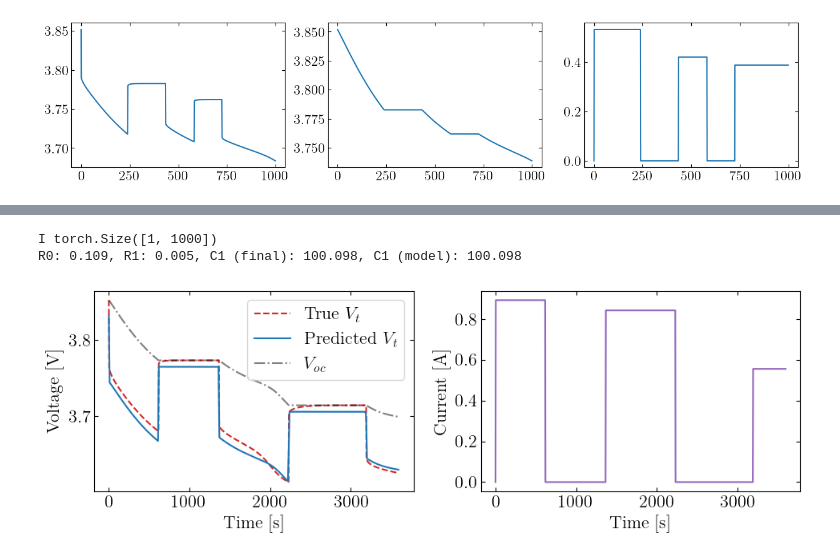
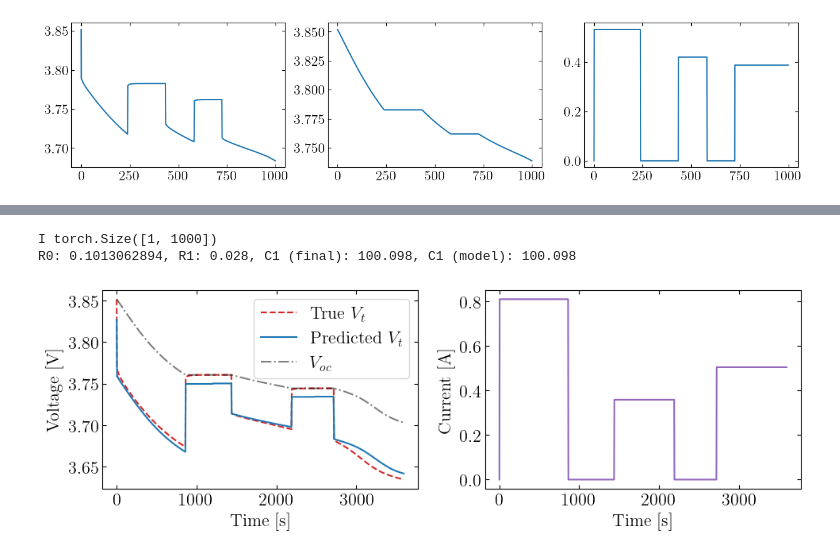
Before and after one commit to j-haralds/MSc_thesis, a Jupyter notebook: program/3_PHNN_ECM/5_JN_PHNN.ipynb, the cells around one changed output, grey strips where cells are left out. Saved outputs shown, nothing was run; the diff lists cells and outputs as text; code cells hidden in the pictures.

```diff
--- a/program/3_PHNN_ECM/5_JN_PHNN.ipynb
+++ b/program/3_PHNN_ECM/5_JN_PHNN.ipynb
@@ -239,19 +239,22 @@ class BatteryPHNN(nn.Module):
             nn.Tanh(),
             nn.Linear(hidden, 1)
         )
-    #     self.r0_raw = nn.Parameter(torch.tensor(0.1))
+    #     self.r0_raw = nn.Parameter(torch.tensor(0.02))
     #     self.r1_raw = nn.Parameter(torch.tensor(0.1))
     #     self.c1_raw = nn.Parameter(torch.tensor(100.0))
 
     # @property
-    # def R0(self): return nn.functional.softplus(self.r0_raw)
+    # def R0(self): return nn.functional.relu(self.r0_raw)
     # @property
-    # def R1(self): return nn.functional.softplus(self.r1_raw)
+    # def R1(self): return nn.functional.relu(self.r1_raw)
     # @property
-    # def C1(self): return nn.functional.softplus(self.c1_raw)
+    # def C1(self): return nn.functional.relu(self.c1_raw)
+        self.R0 = nn.Parameter(torch.tensor(0.1))
         self.R1 = nn.Parameter(torch.tensor(0.1))
-        self.R0 = nn.Parameter(torch.tensor(0.01))
         self.C1 = nn.Parameter(torch.tensor(100.0))
+
+        self.R2 = nn.Parameter(torch.tensor(0.1))
+        self.C2 = nn.Parameter(torch.tensor(10.))
 
     def forward(self, x):
         return nn.functional.softplus(self.net(x))   # (B, 1)
@@ -411,28 +437,28 @@ def eval_rollout_phnn(idx=0, dt=DT):
 
     return V_pred, V_true, I_phys, t, t_true, valid, C1
 # %%
-idx = 1
-dt = 10
+idx = 10
+dt = 4
 V_pred, V_true, I_phys, t_eval, t_true, valid, C1 = eval_rollout_phnn(idx, dt)
 
 fig, axes = plt.subplots(1, 2, figsize=(10, 3.5))
 
 axes[0].plot(t_true[valid], V_true[valid], '--', color='tab:red', label=r'True $V_t$')
 axes[0].plot(t_eval, V_pred, color='tab:blue',  label=r'Predicted $V_t$')            # TODO: Valid does not work for t_eval
 axes[0].plot(t_true[valid], ocv_test[idx][valid], '-.', color='black', alpha=0.5, label=r'$V_{oc}$')
 axes[0].set_xlabel("Time [s]")
 axes[0].set_ylabel("Voltage [V]")
 axes[0].legend()
 
-print(f'R0: {model.R0.item():.3f}, R1: {model.R1.item():.3f}, C1 (final): {C1[0, -1].item():.3f}, C1 (model): {model.C1.item():.3f}')
+print(f'R0: {model.R0.item():.10f}, R1: {model.R1.item():.3f}, C1 (final): {C1[0, -1].item():.3f}, C1 (model): {model.C1.item():.3f}')
 
 axes[1].plot(t_true, I_phys[0, :], color='tab:purple', label=r'RC time constant $\tau$ [s]')
 axes[1].set_xlabel("Time [s]")
 axes[1].set_ylabel("Current [A]")
 
 fig.tight_layout()
 # fig.savefig('figs/PHNN_pred_pulse_train_GRF.pdf')
 # %% [output]
 I torch.Size([1, 1000])
-R0: 0.109, R1: 0.005, C1 (final): 100.098, C1 (model): 100.098
+R0: 0.1013062894, R1: 0.028, C1 (final): 100.098, C1 (model): 100.098
-[figure, old version]
+[figure, new version]
```
Also changed, not shown: parts of 4 cells of this notebook, 2 other files.
